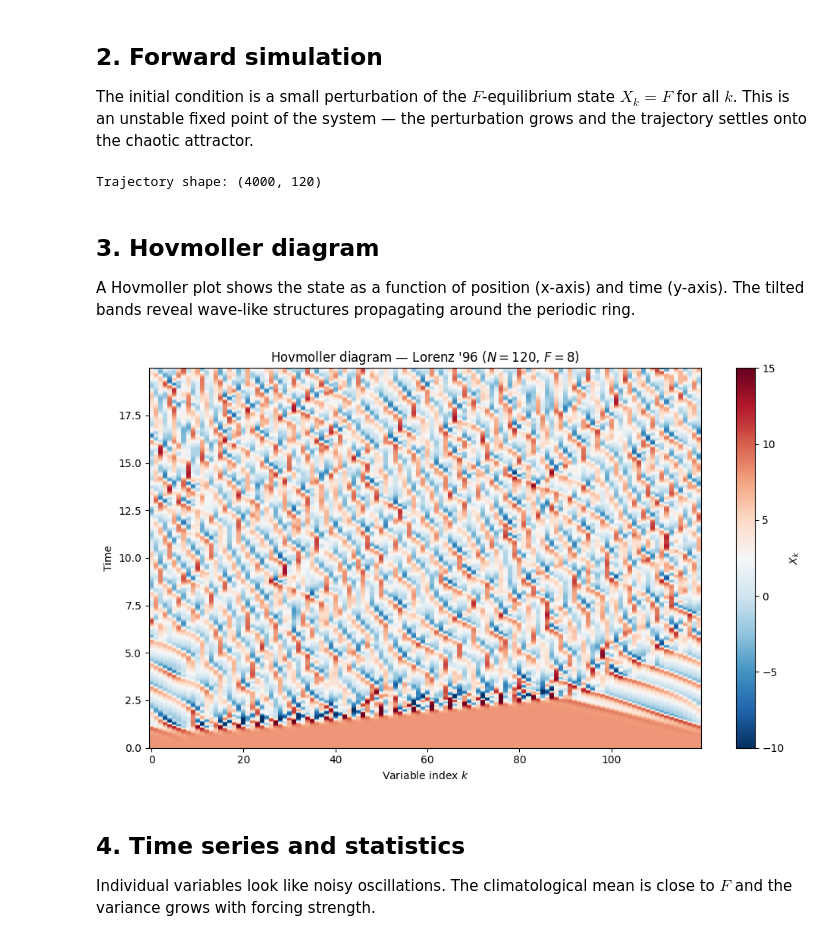
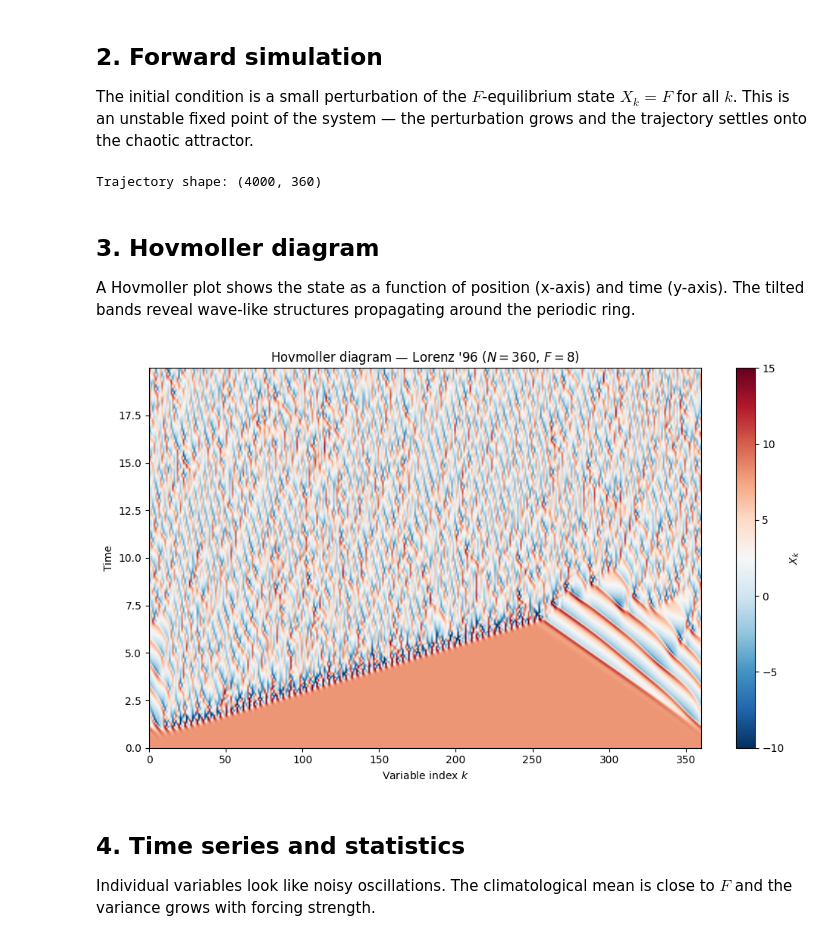
Before and after one commit to jejjohnson/somax, a Jupyter notebook: content/tutorials/lorenz96_simulation.ipynb, the cells around one changed output. Cells and saved outputs as stored; diff of their text form; code cells hidden in the pictures.

```diff
--- a/content/tutorials/lorenz96_simulation.ipynb
+++ b/content/tutorials/lorenz96_simulation.ipynb
@@ -53,5 +53,5 @@ reveals finer-scale wave structure in the Hovmoller diagram.
 # %%
-N = 120
+N = 360
 model = Lorenz96.create(F=8.0)
 print(model)
 # %% [output]
@@ -79,7 +79,7 @@ sol = model.integrate(
 
 print(f"Trajectory shape: {sol.ys.x.shape}")  # (T, N)
 # %% [output]
-Trajectory shape: (4000, 120)
+Trajectory shape: (4000, 360)
 # %% [markdown]
 ## 3. Hovmoller diagram
 
@@ -88,23 +88,24 @@ and time (y-axis). The tilted bands reveal wave-like structures
 propagating around the periodic ring.
 # %%
 fig, ax = plt.subplots(figsize=(10, 6))
-im = ax.pcolormesh(
-    jnp.arange(N),
-    ts,
+im = ax.imshow(
     sol.ys.x,
+    aspect="auto",
+    origin="lower",
     cmap="RdBu_r",
-    shading="auto",
     vmin=-10,
     vmax=15,
+    extent=[0, N, float(ts[0]), float(ts[-1])],
+    interpolation="bilinear",
 )
 ax.set_xlabel("Variable index $k$")
 ax.set_ylabel("Time")
 ax.set_title(f"Hovmoller diagram — Lorenz '96 ($N={N}$, $F=8$)")
 plt.colorbar(im, ax=ax, label="$X_k$")
 plt.tight_layout()
 plt.show()
 # %% [output]
-[figure, old version]
+[figure, new version]
 # %% [markdown]
 ## 4. Time series and statistics
 
```
Also changed, not shown: parts of 6 cells of this notebook, 1 other file.
